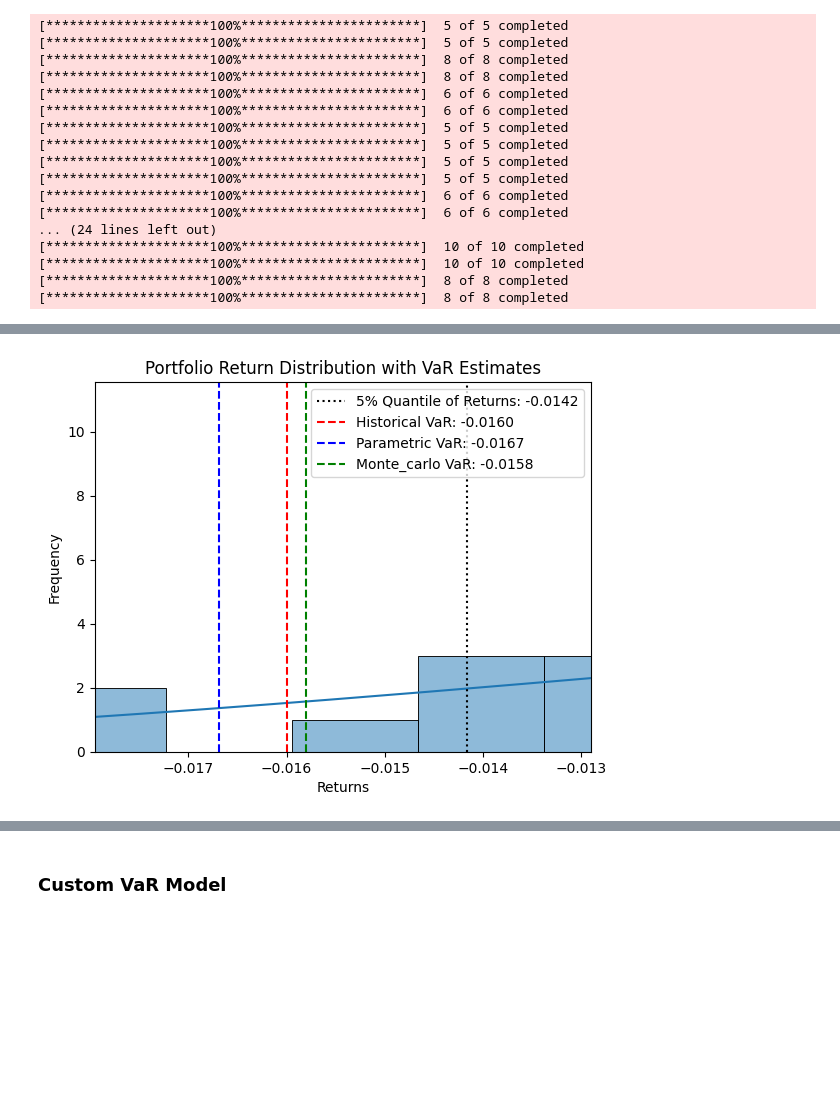
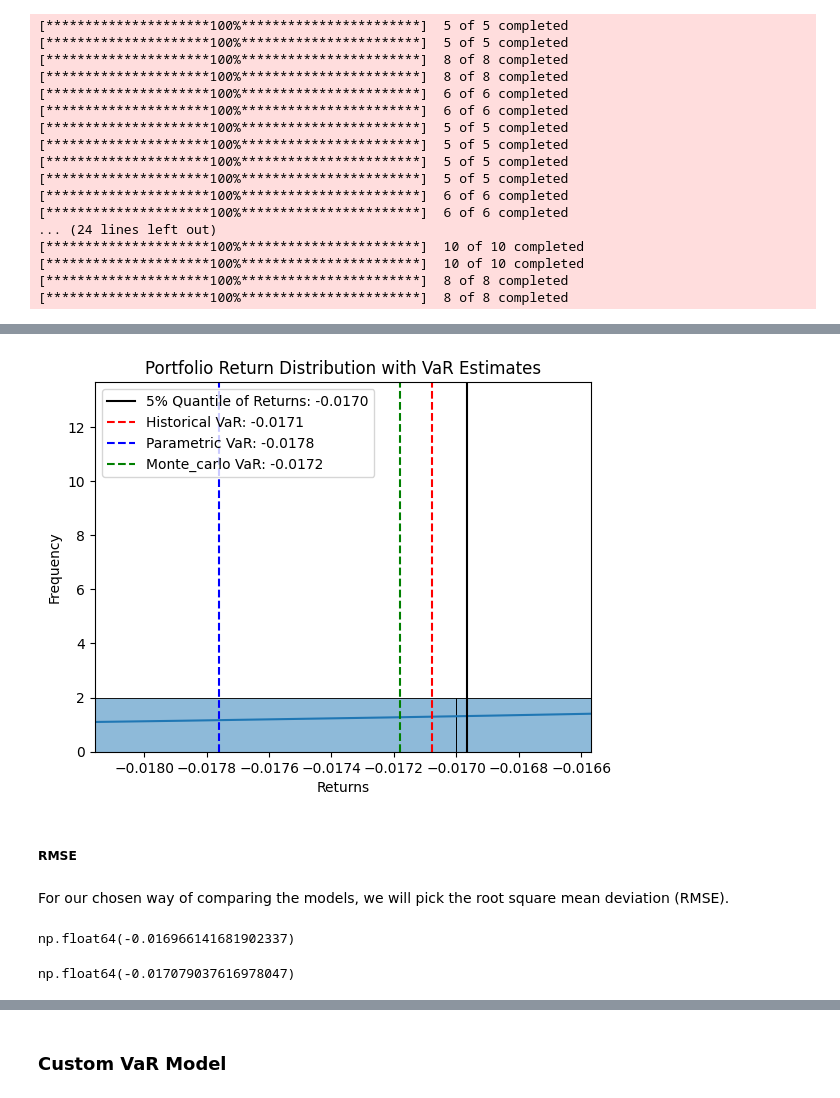
Before and after one commit to mairovitzmario/value-at-risk, a Jupyter notebook: api/research.ipynb, the cells around one changed output, grey strips where cells are left out. Drawn from its saved outputs; the diff is of its cells as text; code cells hidden in the pictures; blank space fills up the shorter version.

```diff
--- a/api/research.ipynb
+++ b/api/research.ipynb
@@ -247,7 +248,7 @@ def show_portfolio_distribution_with_vars(returns, var_dict, quantile=0.05):
 
     # Plot the base quantile (for reference)
     base_quantile = returns.quantile(quantile)
-    plt.axvline(base_quantile, color='black', linestyle='dotted',
+    plt.axvline(base_quantile, color='black',
                 label=f'{quantile*100:.0f}% Quantile of Returns: {base_quantile:.4f}')
 
     # Define a unique color for each VaR method
@@ -276,9 +277,12 @@ def show_portfolio_distribution_with_vars(returns, var_dict, quantile=0.05):
     plt.title('Portfolio Return Distribution with VaR Estimates')
     plt.legend()
     plt.show()
-
-# Example usage (ensure returns is a Series and values_at_risk is defined appropriately):
-index = 5
-show_portfolio_distribution_with_vars(returns[index]['portofolio'], values_at_risk[index], quantile=0.05)
-# %% [output]
-[figure, removed]
+# %%
+min_index = 0
+show_portfolio_distribution_with_vars(returns[min_index]['portofolio'], values_at_risk[min_index], quantile=0.05)
+# %% [output]
+[figure, added]
+# %% [markdown]
+##### RMSE
+# %% [markdown]
+For our chosen way of comparing the models, we will pick the root square mean deviation (RMSE).
@@ -284,0 +308,8 @@ show_portfolio_distribution_with_vars(returns[index]['portofolio'], values_at_ri
+# %%
+returns[0]['portofolio'].quantile(0.05)
+# %% [output]
+np.float64(-0.016966141681902337)
+# %%
+values_at_risk[0]['historical']
+# %% [output]
+np.float64(-0.017079037616978047)
```
Also changed, not shown: parts of 12 cells of this notebook.
